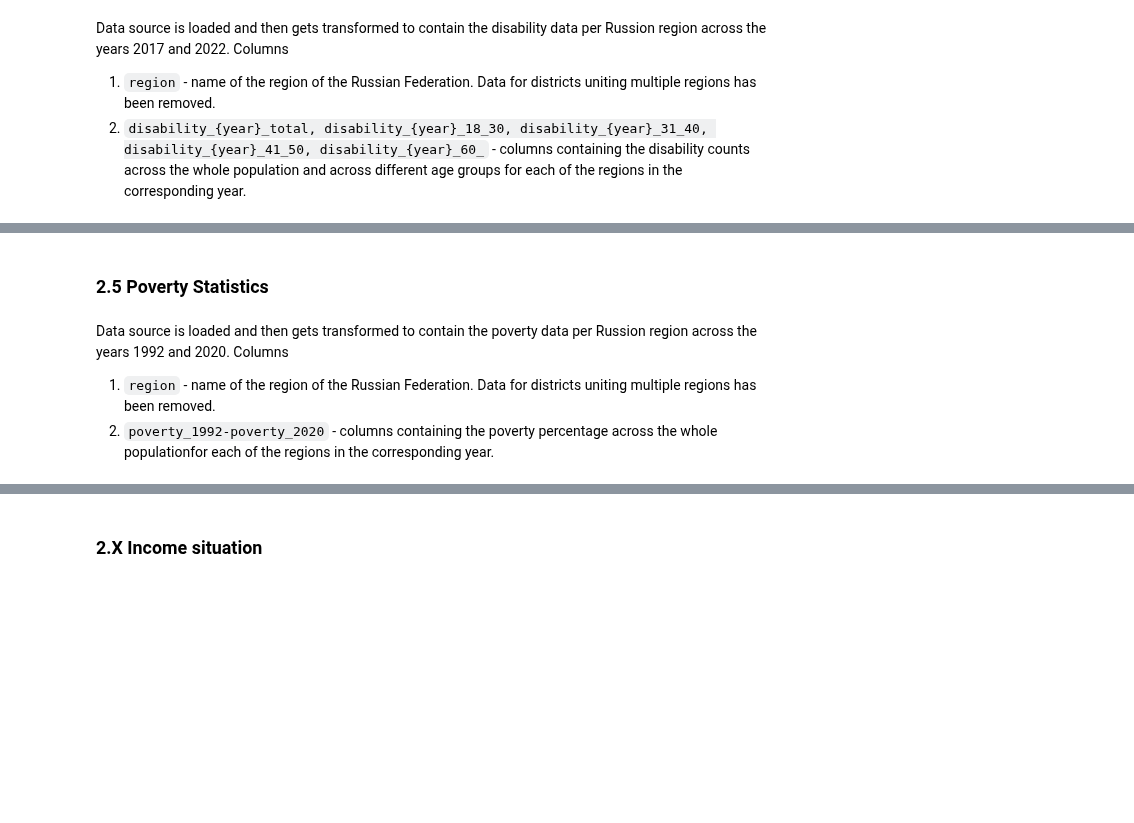
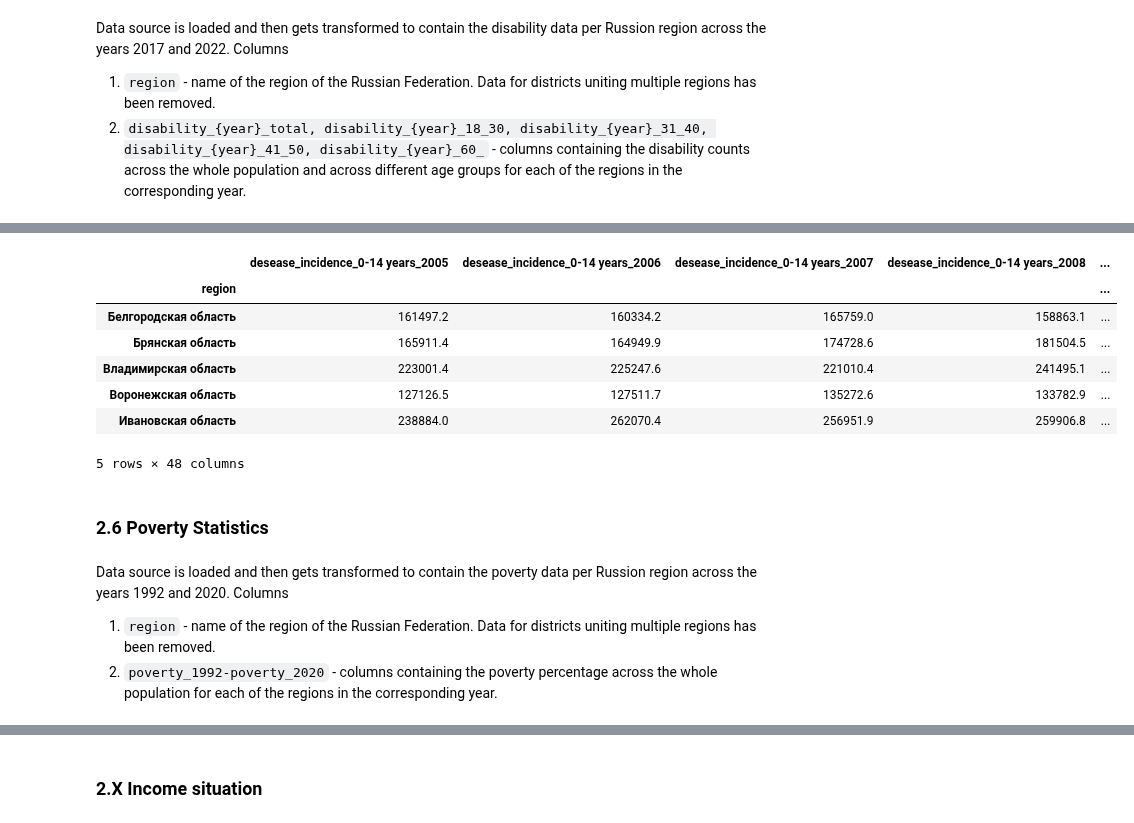
Before and after one commit to helios12/DataScienceProjects, a Jupyter notebook: projects/project-7-final/Project-7.Identification_of_vulnerable_population_groups.ipynb, the cells around one changed output, grey strips where cells are left out. Cells and saved outputs as stored; diff of their text form; code cells hidden in the pictures; blank space fills up the shorter version.

```diff
--- a/projects/project-7-final/Project-7.Identification_of_vulnerable_population_groups.ipynb
+++ b/projects/project-7-final/Project-7.Identification_of_vulnerable_population_groups.ipynb
@@ -116,9 +149,38 @@ data_disability.head()
+# %%
+data_desease_incidence = pd.read_excel(
+    'data/morbidity_2005_2016_age_disease.xlsx',
+    index_col=[0, 1]
+)
+data_desease_incidence_list = []
+age_groups = ['0-14 years', '15-17 years', '18 years and older', 'Total']
+for age_group in age_groups:
+    df = data_desease_incidence[data_desease_incidence.index.get_level_values('age_group') == age_group]
+    df = df.reset_index()
+    df = df.drop('age_group', axis=1)
+    df = rename_columns(df, f'desease_incidence_{age_group}_')
+    df['region'] = df['region'].str.strip()
+    df = df.set_index('region')
+    data_desease_incidence_list.append(df)
+data_desease_incidence = pd.concat(data_desease_incidence_list, axis=1)
+data_desease_incidence.head()
+
+df = pd.concat([data_population, data_desease_incidence], axis=1)
+df.to_csv('text.csv')
+# %% [output]
+|  | desease_incidence_0-14 years_2005 | desease_incidence_0-14 years_2006 | desease_incidence_0-14 years_2007 | desease_incidence_0-14 years_2008 | ... |
+| region |  |  |  |  | ... |
+| Белгородская область | 161497.2 | 160334.2 | 165759.0 | 158863.1 | ... |
+| Брянская область | 165911.4 | 164949.9 | 174728.6 | 181504.5 | ... |
+| Владимирская область | 223001.4 | 225247.6 | 221010.4 | 241495.1 | ... |
+| Воронежская область | 127126.5 | 127511.7 | 135272.6 | 133782.9 | ... |
+| Ивановская область | 238884.0 | 262070.4 | 256951.9 | 259906.8 | ... |
+5 rows × 48 columns
 # %% [markdown]
-### 2.5 Poverty Statistics
+### 2.6 Poverty Statistics
 # %% [markdown]
 Data source is loaded and then gets transformed to contain the poverty data per Russion region across the years 1992 and 2020. Columns
 1. `region` - name of the region of the Russian Federation. Data for districts uniting multiple regions has been removed.
-2. `poverty_1992-poverty_2020` - columns containing the poverty percentage across the whole populationfor each of the regions in the corresponding year.
+2. `poverty_1992-poverty_2020` - columns containing the poverty percentage across the whole population for each of the regions in the corresponding year.
 # %%
 data_poverty = pd.read_csv(
     'data/poverty_percent_by_regions_1992_2020.csv',
```
Also changed, not shown: parts of 9 cells of this notebook, 3 other files.
